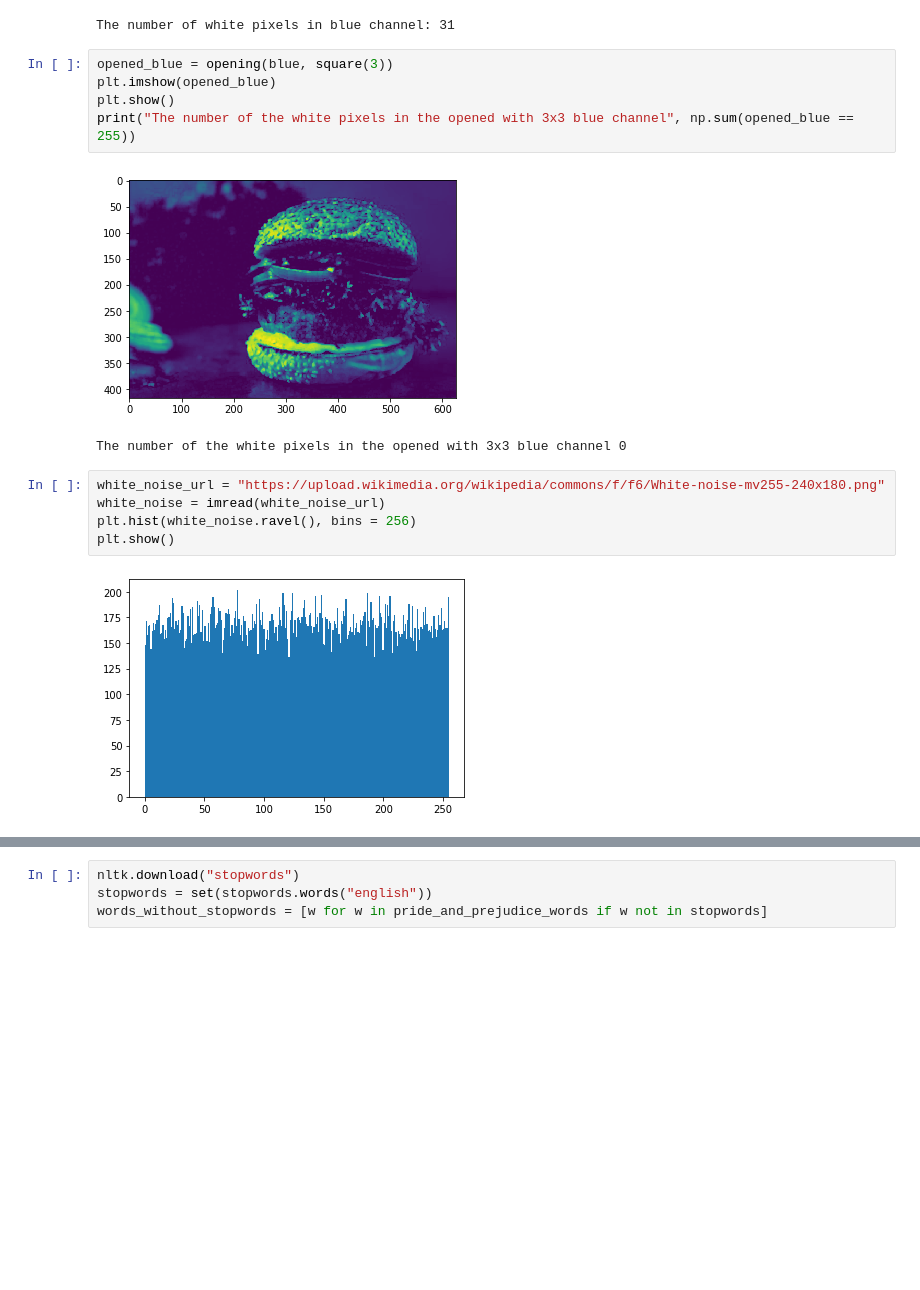
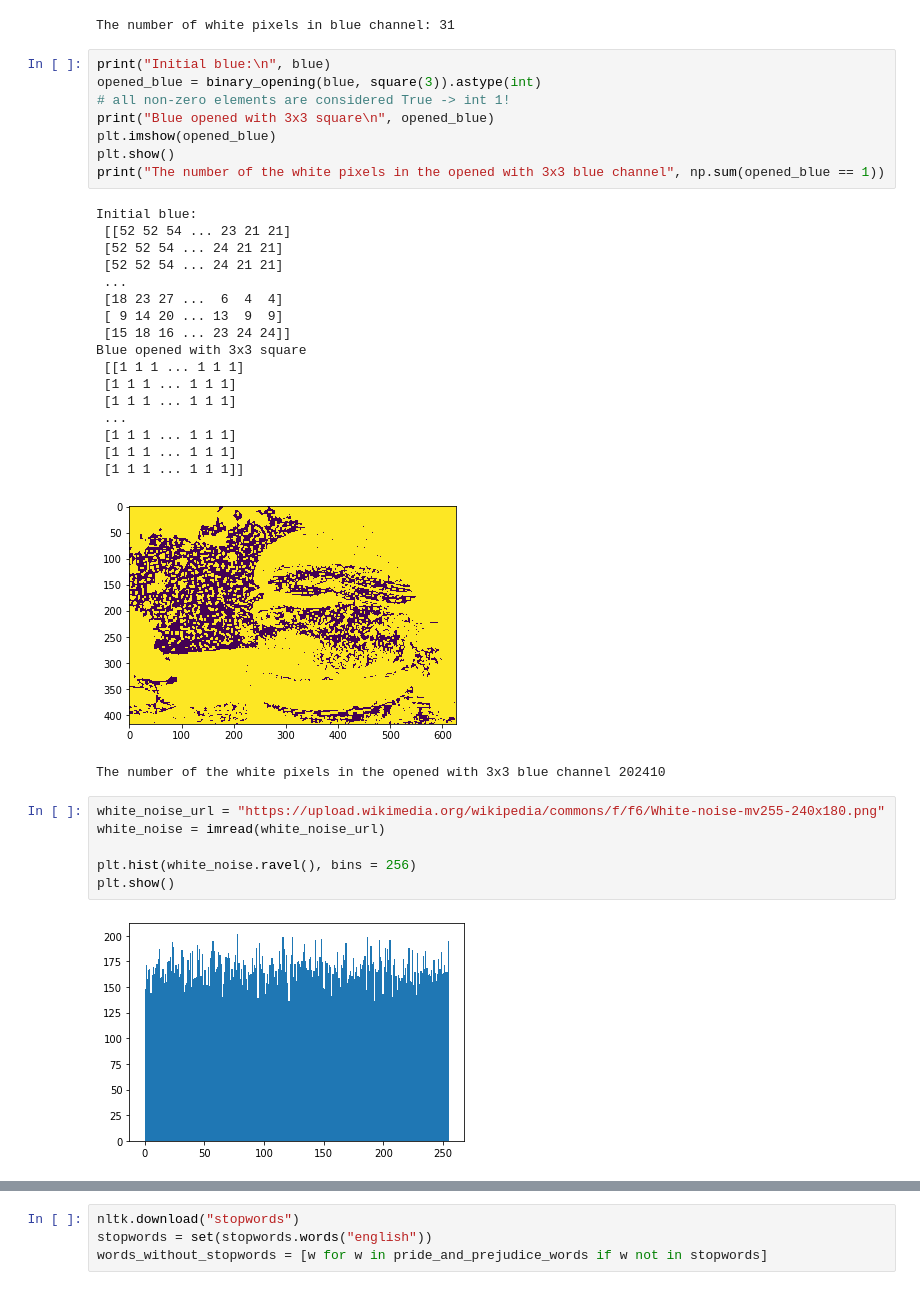
Before and after one commit to teodora-petkova/artificial-intelligence-course, a Jupyter notebook: Data-Science/Quizzes/Quiz 3.ipynb, the cells around one changed output, grey strips where cells are left out. Cells and saved outputs as stored; diff of their text form; blank space fills up the shorter version.

```diff
--- a/Data-Science/Quizzes/Quiz 3.ipynb
+++ b/Data-Science/Quizzes/Quiz 3.ipynb
@@ -68,16 +70,36 @@ print("The number of white pixels in blue channel:", np.sum(blue == 255))
 [figure]
 The number of white pixels in blue channel: 31
 # %%
-opened_blue = opening(blue, square(3))
+print("Initial blue:\n", blue)
+opened_blue = binary_opening(blue, square(3)).astype(int)
+# all non-zero elements are considered True -> int 1!
+print("Blue opened with 3x3 square\n", opened_blue)
 plt.imshow(opened_blue)
 plt.show()
-print("The number of the white pixels in the opened with 3x3 blue channel", np.sum(opened_blue == 255))
+print("The number of the white pixels in the opened with 3x3 blue channel", np.sum(opened_blue == 1))
 # %% [output]
+Initial blue:
+ [[52 52 54 ... 23 21 21]
+ [52 52 54 ... 24 21 21]
+ [52 52 54 ... 24 21 21]
+ ...
+ [18 23 27 ...  6  4  4]
+ [ 9 14 20 ... 13  9  9]
+ [15 18 16 ... 23 24 24]]
+Blue opened with 3x3 square
+ [[1 1 1 ... 1 1 1]
+ [1 1 1 ... 1 1 1]
+ [1 1 1 ... 1 1 1]
+ ...
+ [1 1 1 ... 1 1 1]
+ [1 1 1 ... 1 1 1]
+ [1 1 1 ... 1 1 1]]
-[figure, old version]
+[figure, new version]
-The number of the white pixels in the opened with 3x3 blue channel 0
+The number of the white pixels in the opened with 3x3 blue channel 202410
 # %%
 white_noise_url = "https://upload.wikimedia.org/wikipedia/commons/f/f6/White-noise-mv255-240x180.png"
 white_noise = imread(white_noise_url)
+
 plt.hist(white_noise.ravel(), bins = 256)
 plt.show()
 # %% [output]
```
Also changed, not shown: parts of 9 cells of this notebook, 2 other files.
